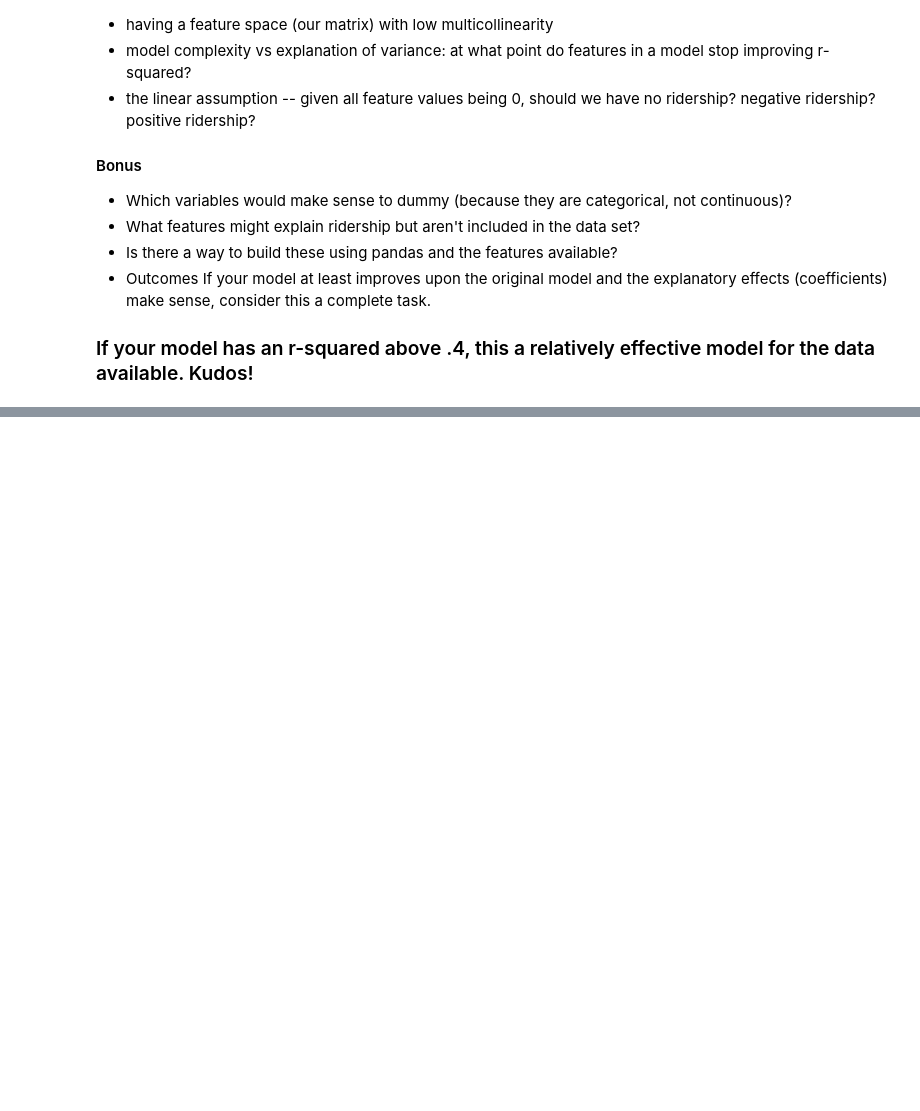
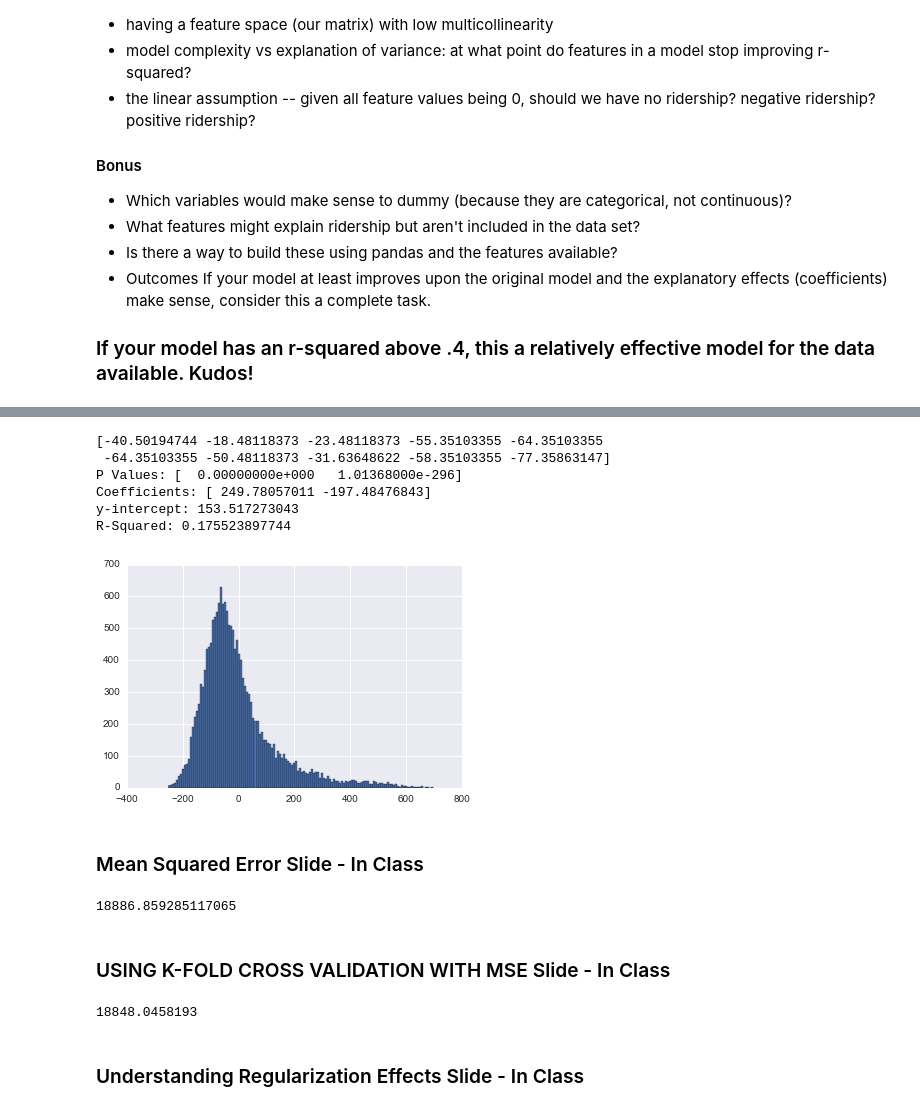
Before and after one commit to JamiesHQ/GA-MyDSRepo, a Jupyter notebook: lesson-5/starter-code-5-UseMe.ipynb, the cells around one changed output, grey strips where cells are left out. Drawn from its saved outputs; the diff is of its cells as text; code cells hidden in the pictures; blank space fills up the shorter version.

```diff
--- a/lesson-5/starter-code-5-UseMe.ipynb
+++ b/lesson-5/starter-code-5-UseMe.ipynb
@@ -467,0 +483,44 @@ We've completely a model together that explains casual guest riders. Now it's yo
+# %%
+y = bike_data['registered']
+x = bike_data[['temp', 'hum']]
+model = get_linear_model_metrics(x, y, linear_model.LinearRegression())
+# %% [output]
+[-40.50194744 -18.48118373 -23.48118373 -55.35103355 -64.35103355
+ -64.35103355 -50.48118373 -31.63648622 -58.35103355 -77.35863147]
+P Values: [  0.00000000e+000   1.01368000e-296]
+Coefficients: [ 249.78057011 -197.48476843]
+y-intercept: 153.517273043
+R-Squared: 0.175523897744
+[figure, added]
+# %% [markdown]
+### Mean Squared Error Slide - In Class
+# %%
+from sklearn import metrics
+y=bike_data['registered']
+x=bike_data[['temp', 'hum']]
+
+lm = linear_model.LinearRegression().fit(x,y)
+metrics.mean_squared_error(y, lm.predict(x))
+# %% [output]
+18886.859285117065
+# %% [markdown]
+### USING K-FOLD CROSS VALIDATION WITH MSE Slide - In Class
+# %%
+from sklearn import cross_validation
+#wd = '../../datasets/'
+#bikeshare = pd.read_csv(wd + 'bikeshare/bikeshare.csv')
+weather = pd.get_dummies(bikeshare.weathersit, prefix='weather')
+modeldata = bikeshare[['temp', 'hum']].join(weather[['weather_1', 'weather_2', 'weather_3']])
+y = bikeshare.registered
+
+kf = cross_validation.KFold(len(modeldata), n_folds=5, shuffle=True)
+scores = []
+for train_index, test_index in kf:
+    lm = linear_model.LinearRegression().fit(modeldata.iloc[train_index], y.iloc[train_index])
+    scores.append(metrics.mean_squared_error(y.iloc[test_index], lm.predict(modeldata.iloc[test_index])))
+
+print np.mean(scores)
+# %% [output]
+18848.0458193
+# %% [markdown]
+### Understanding Regularization Effects Slide - In Class
```
Also changed, not shown: parts of 17 cells of this notebook, 8 other files.
